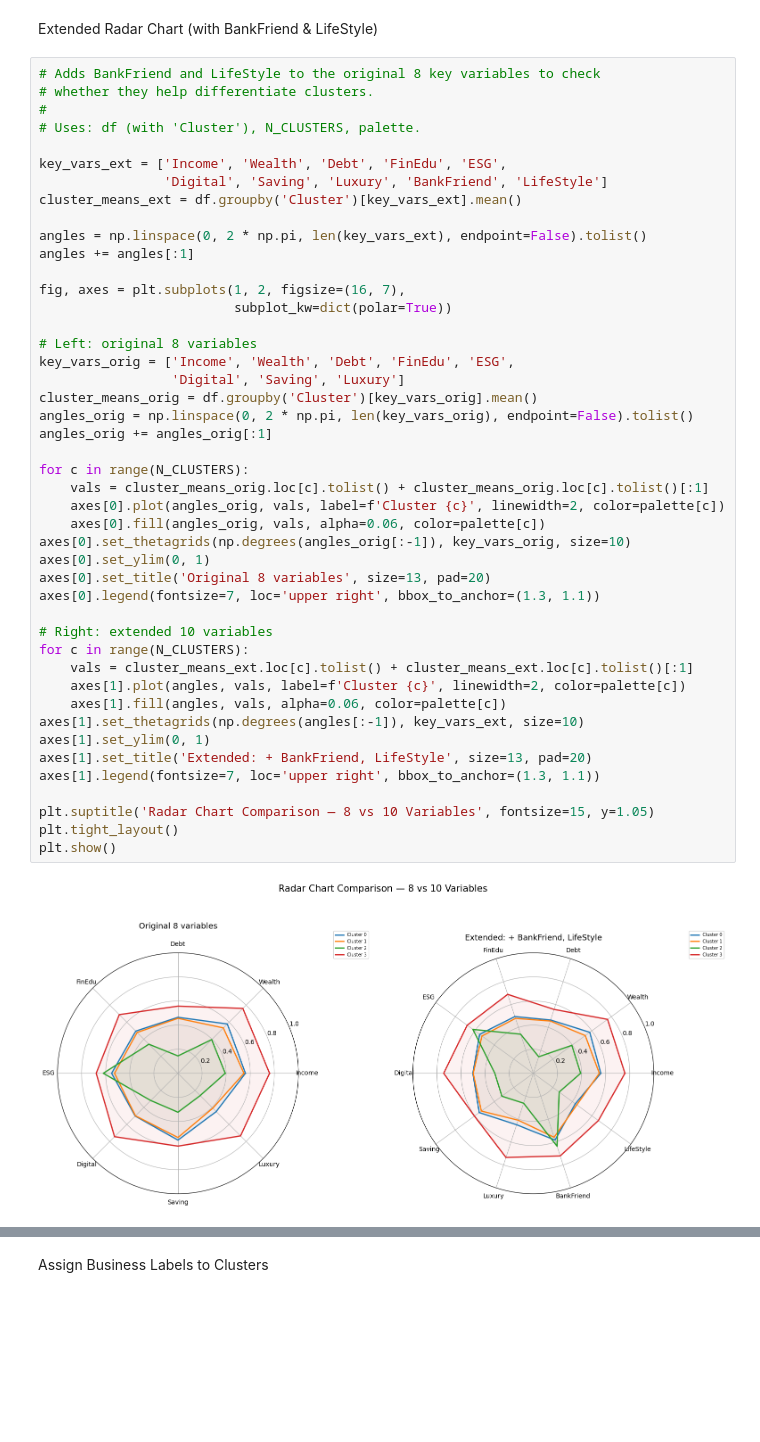
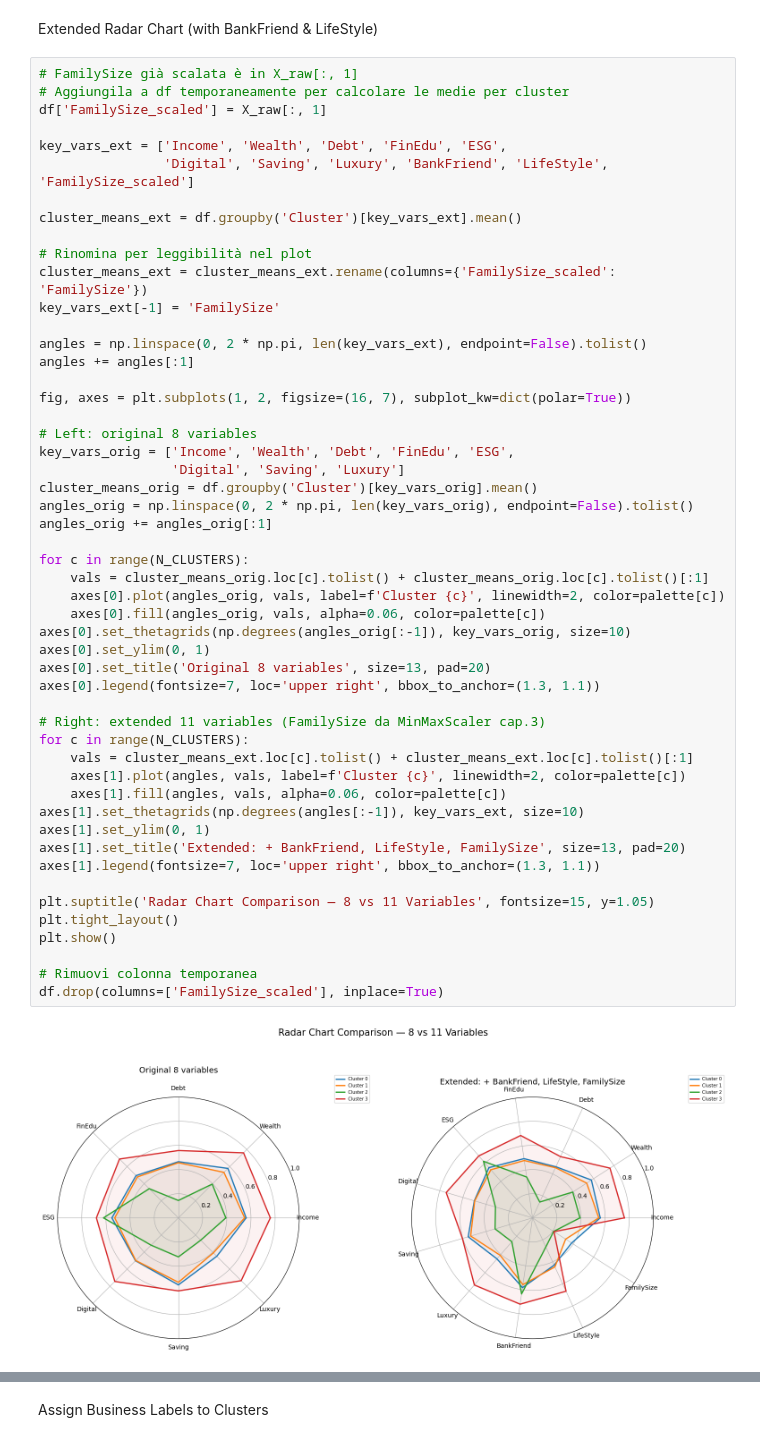
Before and after one commit to SimoneCerrone/FINTECH, a Jupyter notebook: BankClients_Segmentation_Final1.ipynb, the cells around one changed output, grey strips where cells are left out. Cells and saved outputs as stored; diff of their text form; blank space fills up the shorter version.

```diff
--- a/BankClients_Segmentation_Final1.ipynb
+++ b/BankClients_Segmentation_Final1.ipynb
@@ -1050,49 +1028,55 @@ Investments 1617.77    6  0.00e+00 ***
 # %% [markdown]
 Extended Radar Chart (with BankFriend & LifeStyle)
 # %%
-# Adds BankFriend and LifeStyle to the original 8 key variables to check
-# whether they help differentiate clusters.
-#
-# Uses: df (with 'Cluster'), N_CLUSTERS, palette.
+# FamilySize già scalata è in X_raw[:, 1]
+# Aggiungila a df temporaneamente per calcolare le medie per cluster
+df['FamilySize_scaled'] = X_raw[:, 1]
 
 key_vars_ext = ['Income', 'Wealth', 'Debt', 'FinEdu', 'ESG',
-                'Digital', 'Saving', 'Luxury', 'BankFriend', 'LifeStyle']
+                'Digital', 'Saving', 'Luxury', 'BankFriend', 'LifeStyle', 'FamilySize_scaled']
+
 cluster_means_ext = df.groupby('Cluster')[key_vars_ext].mean()
+
+# Rinomina per leggibilità nel plot
+cluster_means_ext = cluster_means_ext.rename(columns={'FamilySize_scaled': 'FamilySize'})
+key_vars_ext[-1] = 'FamilySize'
 
 angles = np.linspace(0, 2 * np.pi, len(key_vars_ext), endpoint=False).tolist()
 angles += angles[:1]
 
-fig, axes = plt.subplots(1, 2, figsize=(16, 7),
-                         subplot_kw=dict(polar=True))
+fig, axes = plt.subplots(1, 2, figsize=(16, 7), subplot_kw=dict(polar=True))
 
 # Left: original 8 variables
 key_vars_orig = ['Income', 'Wealth', 'Debt', 'FinEdu', 'ESG',
                  'Digital', 'Saving', 'Luxury']
 cluster_means_orig = df.groupby('Cluster')[key_vars_orig].mean()
 angles_orig = np.linspace(0, 2 * np.pi, len(key_vars_orig), endpoint=False).tolist()
 angles_orig += angles_orig[:1]
 
 for c in range(N_CLUSTERS):
     vals = cluster_means_orig.loc[c].tolist() + cluster_means_orig.loc[c].tolist()[:1]
     axes[0].plot(angles_orig, vals, label=f'Cluster {c}', linewidth=2, color=palette[c])
     axes[0].fill(angles_orig, vals, alpha=0.06, color=palette[c])
 axes[0].set_thetagrids(np.degrees(angles_orig[:-1]), key_vars_orig, size=10)
 axes[0].set_ylim(0, 1)
 axes[0].set_title('Original 8 variables', size=13, pad=20)
 axes[0].legend(fontsize=7, loc='upper right', bbox_to_anchor=(1.3, 1.1))
 
-# Right: extended 10 variables
+# Right: extended 11 variables (FamilySize da MinMaxScaler cap.3)
 for c in range(N_CLUSTERS):
     vals = cluster_means_ext.loc[c].tolist() + cluster_means_ext.loc[c].tolist()[:1]
     axes[1].plot(angles, vals, label=f'Cluster {c}', linewidth=2, color=palette[c])
     axes[1].fill(angles, vals, alpha=0.06, color=palette[c])
 axes[1].set_thetagrids(np.degrees(angles[:-1]), key_vars_ext, size=10)
 axes[1].set_ylim(0, 1)
-axes[1].set_title('Extended: + BankFriend, LifeStyle', size=13, pad=20)
+axes[1].set_title('Extended: + BankFriend, LifeStyle, FamilySize', size=13, pad=20)
 axes[1].legend(fontsize=7, loc='upper right', bbox_to_anchor=(1.3, 1.1))
 
-plt.suptitle('Radar Chart Comparison — 8 vs 10 Variables', fontsize=15, y=1.05)
+plt.suptitle('Radar Chart Comparison — 8 vs 11 Variables', fontsize=15, y=1.05)
 plt.tight_layout()
 plt.show()
+
+# Rimuovi colonna temporanea
+df.drop(columns=['FamilySize_scaled'], inplace=True)
 # %% [output]
-[figure, old version]
+[figure, new version]
```
Also changed, not shown: parts of 19 cells of this notebook.
